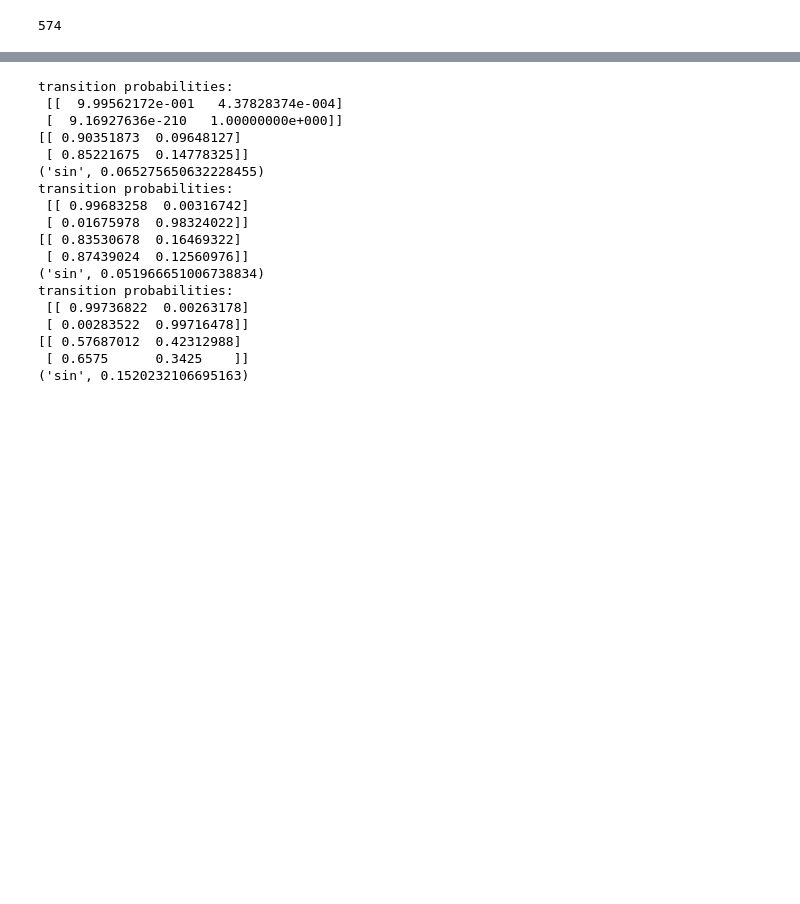
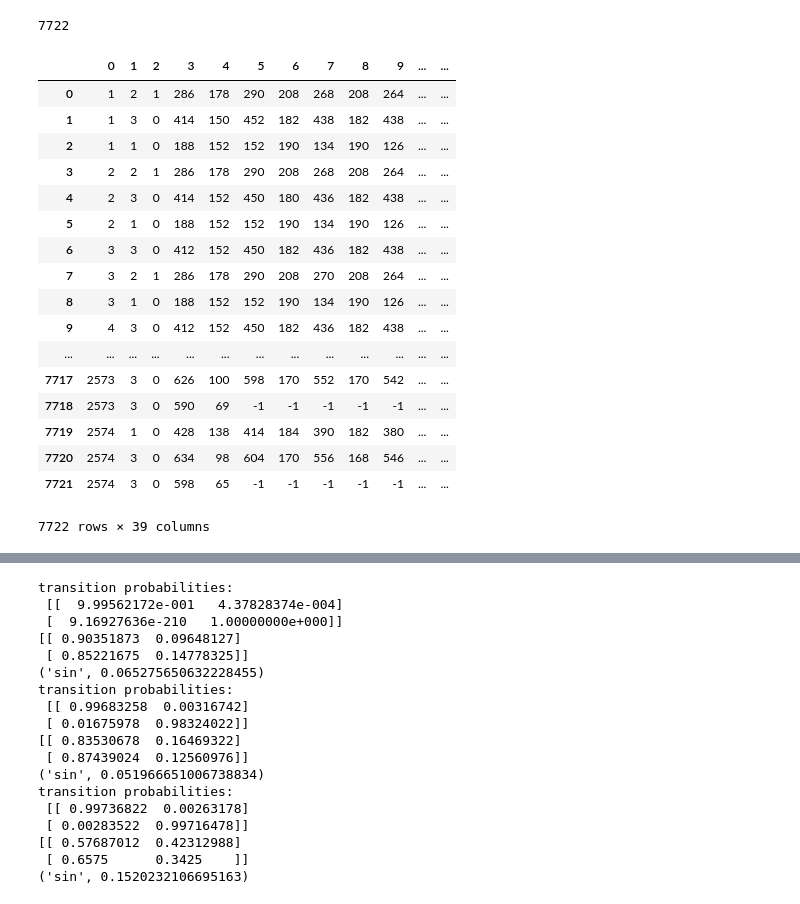
Before and after one commit to Stephlat/dataChallengePerception, a Jupyter notebook: modelling.ipynb, the cells around one changed output, grey strips where cells are left out. Cells and saved outputs as stored; diff of their text form; code cells hidden in the pictures; blank space fills up the shorter version.

```diff
--- a/modelling.ipynb
+++ b/modelling.ipynb
@@ -9,12 +11,31 @@ import os
 # %%
 
 
 
 path = "../../dataChallenge/"
-name = "Scenario01-01/groundTruth.txt"
+name = "Scenario03-01/groundTruth.txt"
 
 data = pd.read_csv(path+name, sep = " ", header = None)
 print(len(data))
+data
 # %% [output]
-574
+7722
+|  | 0 | 1 | 2 | 3 | 4 | 5 | 6 | 7 | 8 | 9 | ... | ... |
+| 0 | 1 | 2 | 1 | 286 | 178 | 290 | 208 | 268 | 208 | 264 | ... | ... |
+| 1 | 1 | 3 | 0 | 414 | 150 | 452 | 182 | 438 | 182 | 438 | ... | ... |
+| 2 | 1 | 1 | 0 | 188 | 152 | 152 | 190 | 134 | 190 | 126 | ... | ... |
+| 3 | 2 | 2 | 1 | 286 | 178 | 290 | 208 | 268 | 208 | 264 | ... | ... |
+| 4 | 2 | 3 | 0 | 414 | 152 | 450 | 180 | 436 | 182 | 438 | ... | ... |
+| 5 | 2 | 1 | 0 | 188 | 152 | 152 | 190 | 134 | 190 | 126 | ... | ... |
+| 6 | 3 | 3 | 0 | 412 | 152 | 450 | 182 | 436 | 182 | 438 | ... | ... |
+| 7 | 3 | 2 | 1 | 286 | 178 | 290 | 208 | 270 | 208 | 264 | ... | ... |
+| 8 | 3 | 1 | 0 | 188 | 152 | 152 | 190 | 134 | 190 | 126 | ... | ... |
+| 9 | 4 | 3 | 0 | 412 | 152 | 450 | 182 | 436 | 182 | 438 | ... | ... |
+| ... | ... | ... | ... | ... | ... | ... | ... | ... | ... | ... | ... | ... |
+| 7717 | 2573 | 3 | 0 | 626 | 100 | 598 | 170 | 552 | 170 | 542 | ... | ... |
+| 7718 | 2573 | 3 | 0 | 590 | 69 | -1 | -1 | -1 | -1 | -1 | ... | ... |
+| 7719 | 2574 | 1 | 0 | 428 | 138 | 414 | 184 | 390 | 182 | 380 | ... | ... |
+| 7720 | 2574 | 3 | 0 | 634 | 98 | 604 | 170 | 556 | 168 | 546 | ... | ... |
+| 7721 | 2574 | 3 | 0 | 598 | 65 | -1 | -1 | -1 | -1 | -1 | ... | ... |
+7722 rows × 39 columns
 # %%
```
Also changed, not shown: parts of 7 cells of this notebook.
